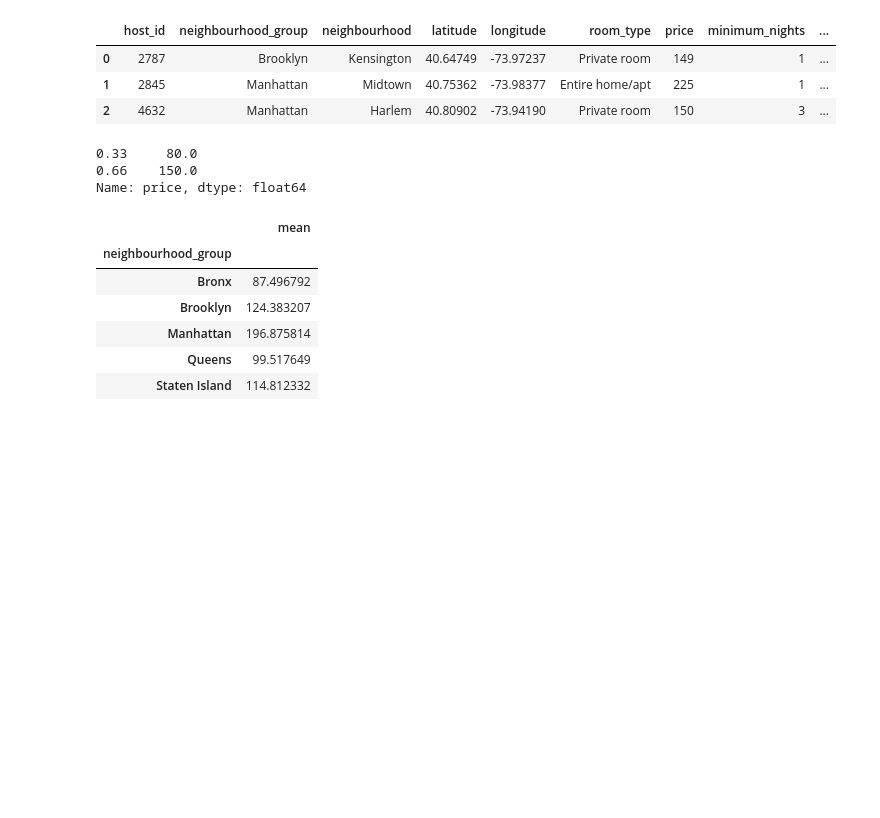
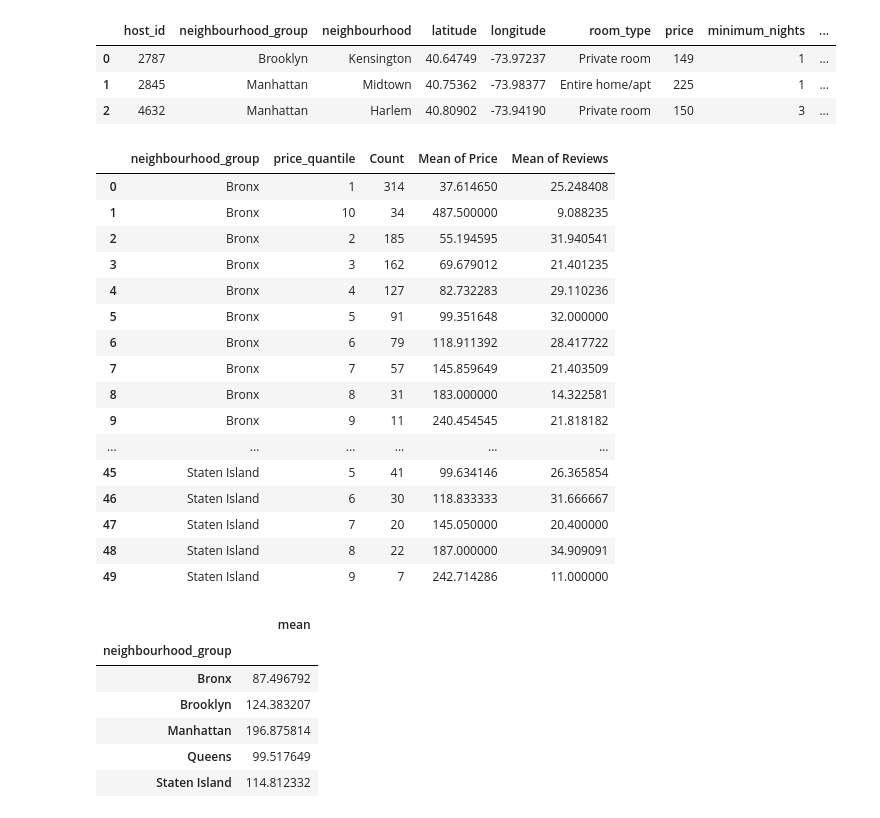
Before and after one commit to com-480-data-visualization/project-2023-xianzhi, a Jupyter notebook: data_generator.ipynb, the cells around one changed output. Drawn from its saved outputs; the diff is of its cells as text; code cells hidden in the pictures; blank space fills up the shorter version.

```diff
--- a/data_generator.ipynb
+++ b/data_generator.ipynb
@@ -17,13 +17,38 @@ airbnb.head(3)
 | 0 | 2787 | Brooklyn | Kensington | 40.64749 | -73.97237 | Private room | 149 | 1 | ... |
 | 1 | 2845 | Manhattan | Midtown | 40.75362 | -73.98377 | Entire home/apt | 225 | 1 | ... |
 | 2 | 4632 | Manhattan | Harlem | 40.80902 | -73.94190 | Private room | 150 | 3 | ... |
-# %%
-quantiles = airbnb['price'].quantile([0.33, 0.66])
-quantiles
-# %% [output]
-0.33     80.0
-0.66    150.0
-Name: price, dtype: float64
+# %%
+quantiles = pd.qcut(airbnb['price'], q=10, labels=False)
+
+# Map quantiles to categories
+categories = ['{}'.format(i+1) for i in quantiles]
+airbnb['price_quantile'] = categories
+# %%
+result = airbnb[['neighbourhood_group', 'price_quantile','price','number_of_reviews']].groupby(['neighbourhood_group', 'price_quantile']).agg(['count','mean'])
+# %%
+result.columns = ['Count', 'Mean of Price', 'Count of Reviews', 'Mean of Reviews']
+result = result.reset_index()
+result = result.drop('Count of Reviews', axis=1)
+result = result.drop('price_quantile', axis=1)
+result
+# %% [output]
+|  | neighbourhood_group | price_quantile | Count | Mean of Price | Mean of Reviews |
+| 0 | Bronx | 1 | 314 | 37.614650 | 25.248408 |
+| 1 | Bronx | 10 | 34 | 487.500000 | 9.088235 |
+| 2 | Bronx | 2 | 185 | 55.194595 | 31.940541 |
+| 3 | Bronx | 3 | 162 | 69.679012 | 21.401235 |
+| 4 | Bronx | 4 | 127 | 82.732283 | 29.110236 |
+| 5 | Bronx | 5 | 91 | 99.351648 | 32.000000 |
+| 6 | Bronx | 6 | 79 | 118.911392 | 28.417722 |
+| 7 | Bronx | 7 | 57 | 145.859649 | 21.403509 |
+| 8 | Bronx | 8 | 31 | 183.000000 | 14.322581 |
+| 9 | Bronx | 9 | 11 | 240.454545 | 21.818182 |
+| ... | ... | ... | ... | ... | ... |
+| 45 | Staten Island | 5 | 41 | 99.634146 | 26.365854 |
+| 46 | Staten Island | 6 | 30 | 118.833333 | 31.666667 |
+| 47 | Staten Island | 7 | 20 | 145.050000 | 20.400000 |
+| 48 | Staten Island | 8 | 22 | 187.000000 | 34.909091 |
+| 49 | Staten Island | 9 | 7 | 242.714286 | 11.000000 |
 # %%
 
 
```
Also changed, not shown: parts of 3 cells of this notebook, 5 other files.
